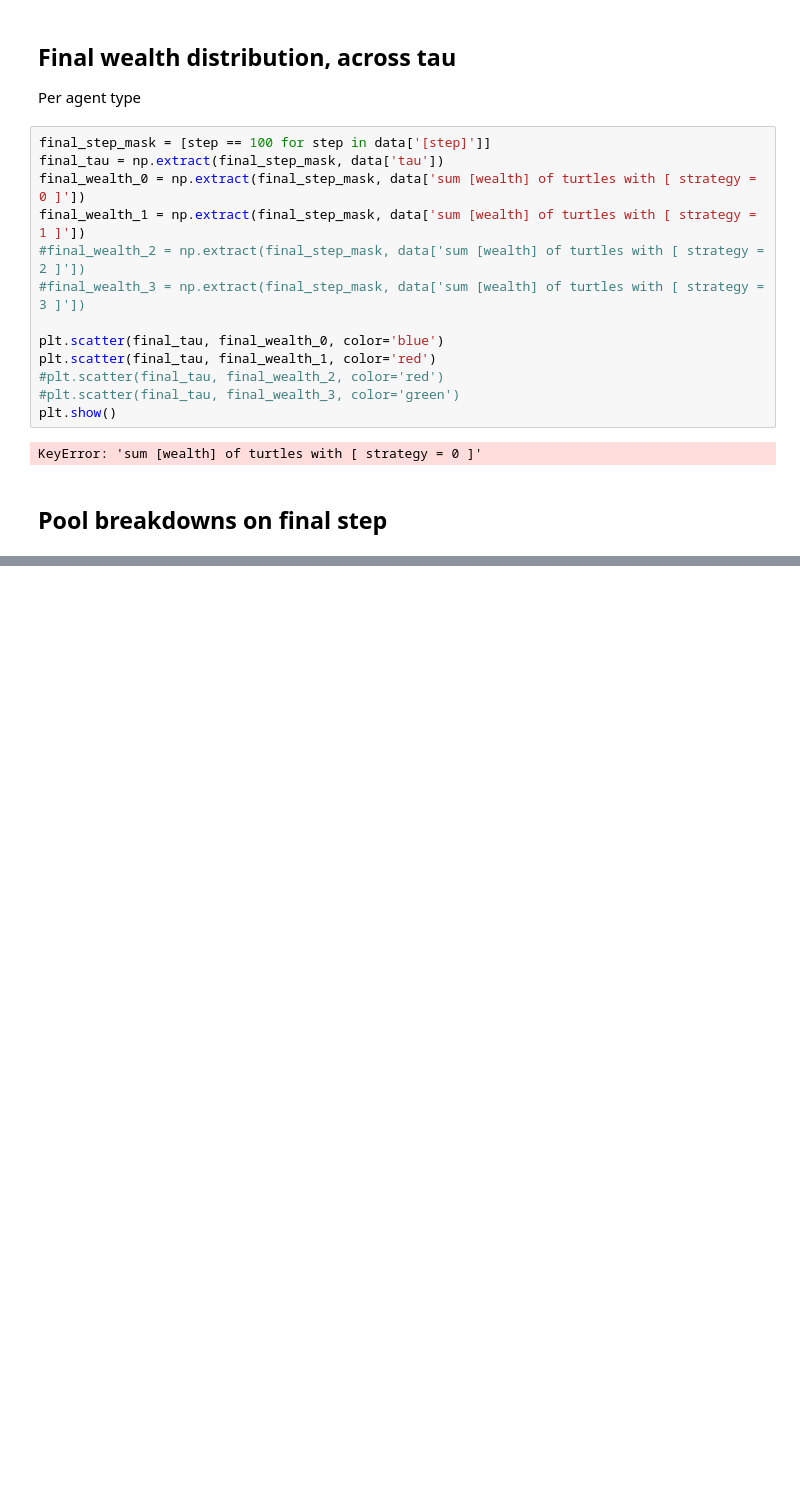
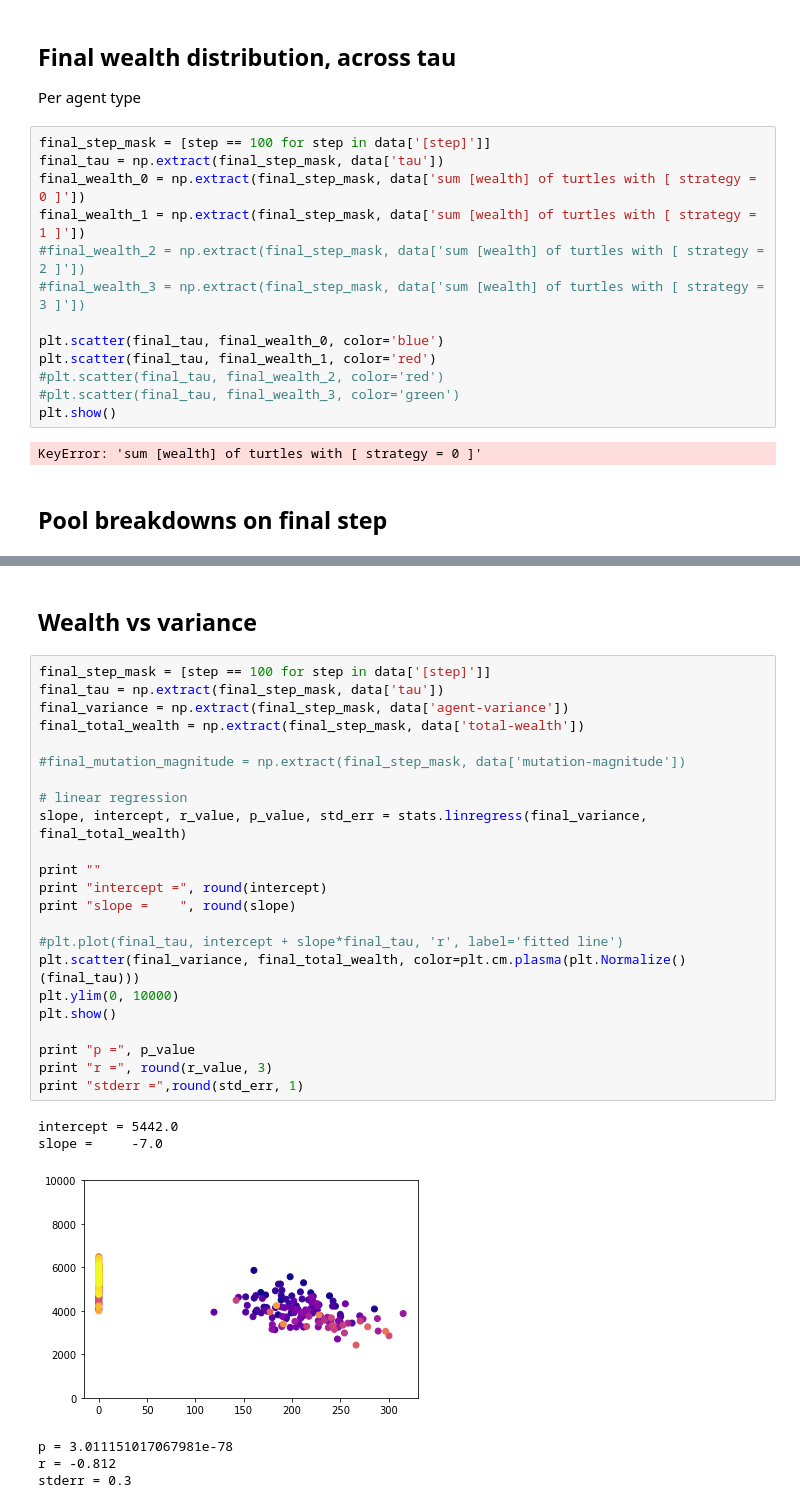
Before and after one commit to marycourtland/complexity-challenge-spring-2018, a Jupyter notebook: tau_analysis.ipynb, the cells around one changed output, grey strips where cells are left out. Cells and saved outputs as stored; diff of their text form; blank space fills up the shorter version.

```diff
--- a/tau_analysis.ipynb
+++ b/tau_analysis.ipynb
@@ -120,0 +101,32 @@ array([1, 3])
+# %% [markdown]
+## Wealth vs variance
+# %%
+final_step_mask = [step == 100 for step in data['[step]']]
+final_tau = np.extract(final_step_mask, data['tau'])
+final_variance = np.extract(final_step_mask, data['agent-variance'])
+final_total_wealth = np.extract(final_step_mask, data['total-wealth'])
+
+#final_mutation_magnitude = np.extract(final_step_mask, data['mutation-magnitude'])
+
+# linear regression
+slope, intercept, r_value, p_value, std_err = stats.linregress(final_variance, final_total_wealth)
+
+print ""
+print "intercept =", round(intercept)
+print "slope =    ", round(slope)
+
+#plt.plot(final_tau, intercept + slope*final_tau, 'r', label='fitted line')
+plt.scatter(final_variance, final_total_wealth, color=plt.cm.plasma(plt.Normalize()(final_tau)))
+plt.ylim(0, 10000)
+plt.show()
+
+print "p =", p_value
+print "r =", round(r_value, 3)
+print "stderr =",round(std_err, 1)
+# %% [output]
+intercept = 5442.0
+slope =     -7.0
+[figure, added]
+p = 3.011151017067981e-78
+r = -0.812
+stderr = 0.3
```
Also changed, not shown: parts of 5 cells of this notebook, 4 other files.
